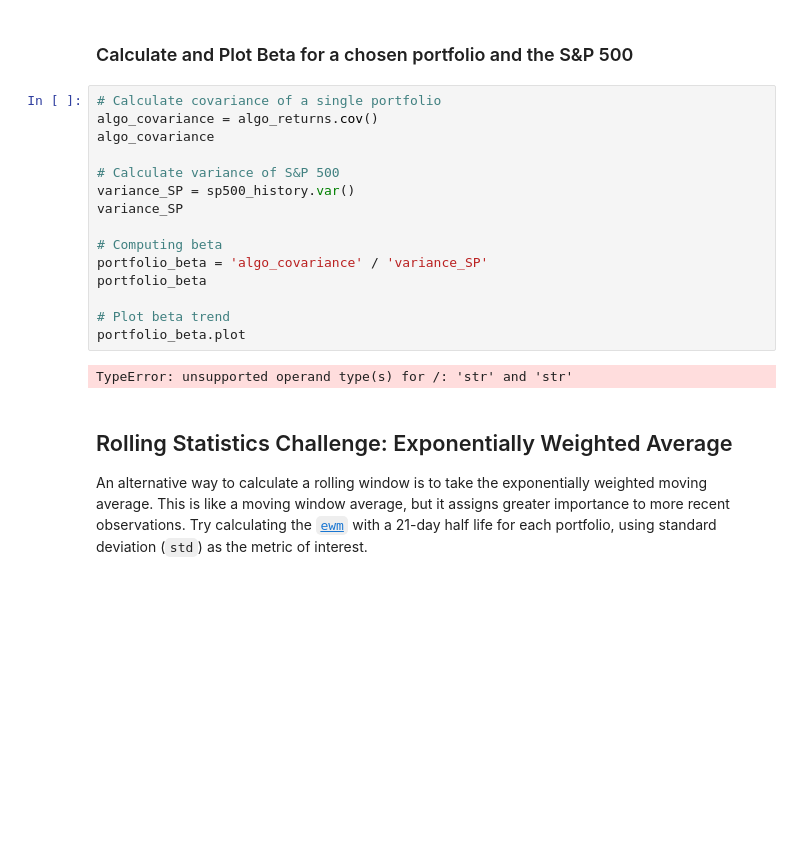
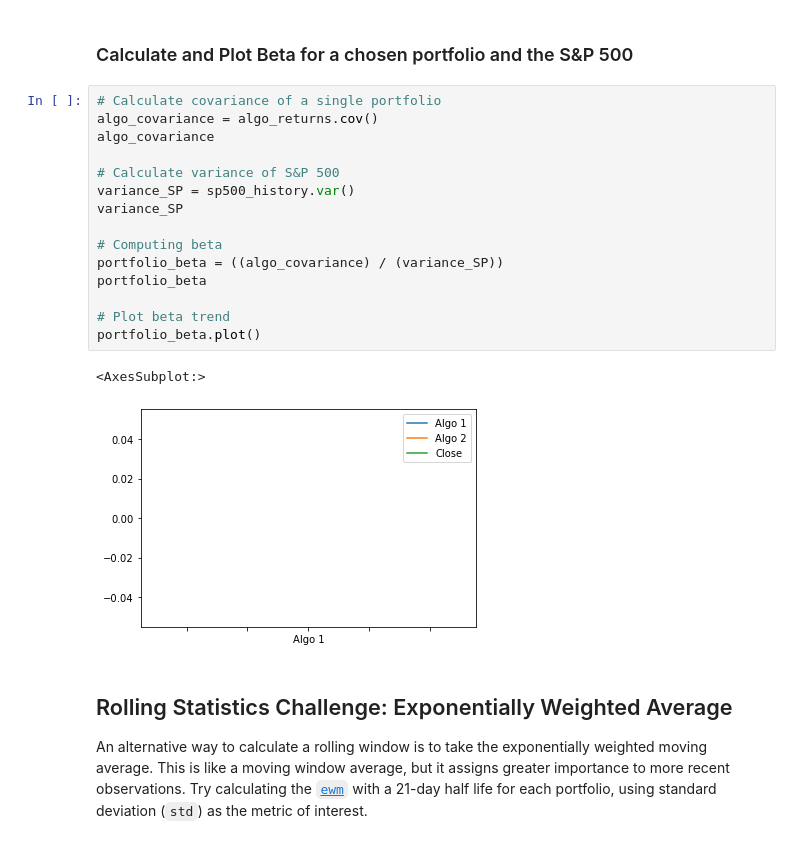
Before and after one commit to kingdee60/Whale-Analysis, a Jupyter notebook: unit 4 challenge/Starter_Code/whale_analysis.ipynb, the cells around one changed output. Cells and saved outputs as stored; diff of their text form; blank space fills up the shorter version.

```diff
--- a/unit 4 challenge/Starter_Code/whale_analysis.ipynb
+++ b/unit 4 challenge/Starter_Code/whale_analysis.ipynb
@@ -371,20 +371,21 @@ array([[ 1.        , -0.38752799,  0.49119148, ..., -0.13144023,
 # %%
 # Calculate covariance of a single portfolio
 algo_covariance = algo_returns.cov()
 algo_covariance
 
 # Calculate variance of S&P 500
 variance_SP = sp500_history.var()
 variance_SP
 
 # Computing beta
-portfolio_beta = 'algo_covariance' / 'variance_SP'
+portfolio_beta = ((algo_covariance) / (variance_SP))
 portfolio_beta
 
 # Plot beta trend
-portfolio_beta.plot
+portfolio_beta.plot()
 # %% [output]
-TypeError: unsupported operand type(s) for /: 'str' and 'str'
+<AxesSubplot:>
+[figure, added]
 # %% [markdown]
 ## Rolling Statistics Challenge: Exponentially Weighted Average
 
```
Also changed, not shown: parts of 6 cells of this notebook, 4 other files.
